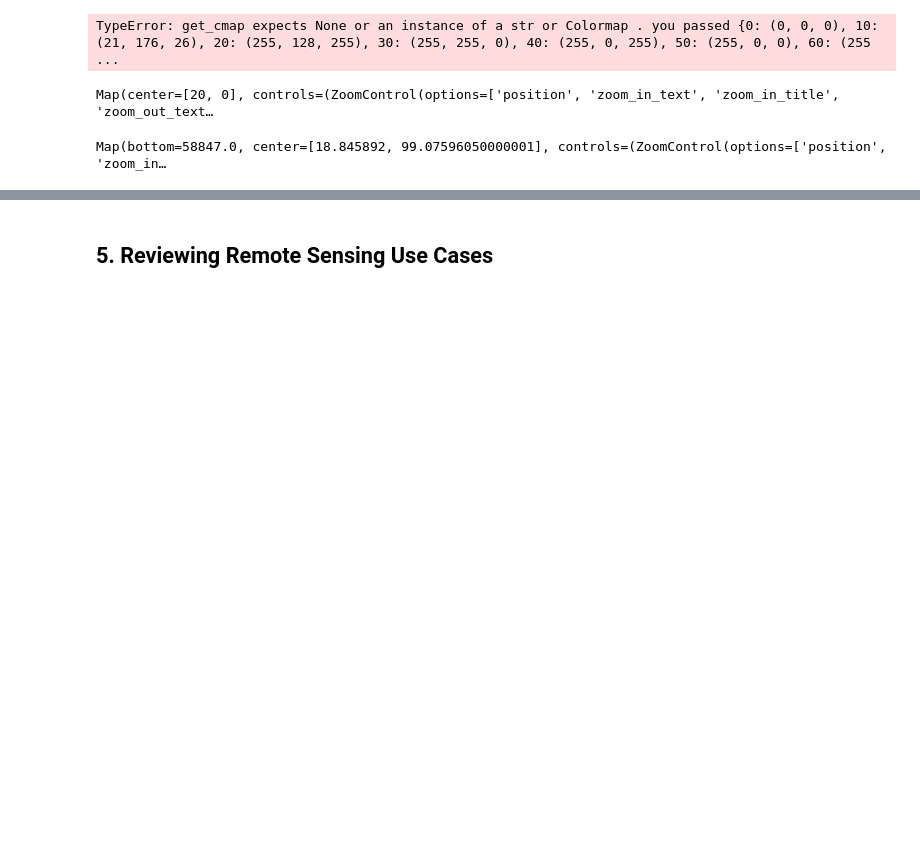
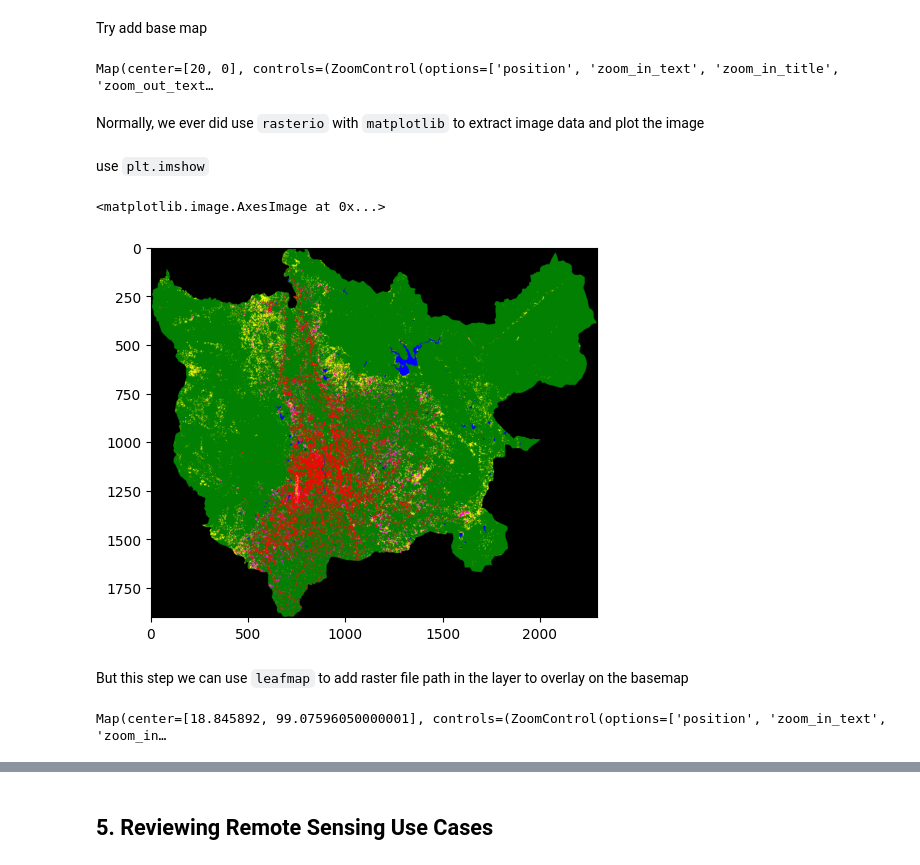
Before and after one commit to thanthamky/tes-urban, a Jupyter notebook: 3_publish_map.ipynb, the cells around one changed output, grey strips where cells are left out. Cells and saved outputs as stored; diff of their text form; code cells hidden in the pictures; blank space fills up the shorter version.

```diff
--- a/3_publish_map.ipynb
+++ b/3_publish_map.ipynb
@@ -4,2 +15,4 @@ import leafmap.leafmap as leafmap
 # %%
 #!pip install leafmap localtileserver
+
+base_path = 'https://github.com/thanthamky/tes-urban/raw/refs/heads/main/'
@@ -60,34 +27,35 @@ color_lulc_map ={
+# %% [markdown]
+Try add base map
+# %%
+m = leafmap.Map()
+
+m.add_basemap("HYBRID")
+m.add_basemap("Esri.NatGeoWorldMap")
+
+m
+# %% [output]
+Map(center=[20, 0], controls=(ZoomControl(options=['position', 'zoom_in_text', 'zoom_in_title', 'zoom_out_text…
+# %% [markdown]
+Normally, we ever did use `rasterio` with `matplotlib` to extract image data and plot the image
+# %%
+with rasterio.open(base_path+'lulc_city_rf_2014.tif') as src:
+
+    data = src.read()
+# %% [markdown]
+use `plt.imshow`
+# %%
+plt.imshow(data.transpose(1, 2, 0))
+# %% [output]
+<matplotlib.image.AxesImage at 0x...>
+[figure, added]
+# %% [markdown]
+But this step we can use `leafmap` to add raster file path in the layer to overlay on the basemap
 # %%
 m = leafmap.Map()
 
-m.add_raster('lulc_city_rf_2024_cog.tif', colormap=color_lulc_map, layer_name="2024 Baseline")
-# m.add_raster('lulc_city_camk_2024_3st_1.tif', layer_name="2034 CAMK")
+m.add_raster(base_path + 'camk-images/lulc_rf_2014_color_cog.tif', layer_name="LULC 2014")
+m.add_raster(base_path + 'camk-images/lulc_rf_2024_color_cog.tif', layer_name="LULC 2024")
 
 m
 # %% [output]
-TypeError: get_cmap expects None or an instance of a str or Colormap . you passed {0: (0, 0, 0), 10: (21, 176, 26), 20: (255, 128, 255), 30: (255, 255, 0), 40: (255, 0, 255), 50: (255, 0, 0), 60: (255 ...
+Map(center=[18.845892, 99.07596050000001], controls=(ZoomControl(options=['position', 'zoom_in_text', 'zoom_in…
-# %%
-url = "https://clarkcga-aquaculture.s3.amazonaws.com/data/el_salvador/cover/El_Salvador_Landcover_2022.tif"
-custom_cmap = {
-    "0": "#000000",
-    "1": "#008040",
-    "2": "#ff0000",
-    "3": "#ffff00",
-    "4": "#8000ff",
-    "5": "#8080ff",
-    "6": "#00ff00",
-    "7": "#c0c0c0",
-    "8": "#16002d",
-    "9": "#ff80ff",
-    "10": "#b3ffb3",
-    "11": "#ff8080",
-    "12": "#ffffbf",
-    "13": "#000080",
-    "14": "#808000",
-    "15": "#00ffff",
-}
-m = leafmap.Map()
-m.add_cog_layer(url, colormap=custom_cmap, name="El_Salvador")
-m
-# %% [output]
-Map(center=[20, 0], controls=(ZoomControl(options=['position', 'zoom_in_text', 'zoom_in_title', 'zoom_out_text…
@@ -96,4 +61,0 @@ m.add_raster('lulc_city_rf_2024.tif', layer_name="Landsat")
-# %%
-m
-# %% [output]
-Map(bottom=58847.0, center=[18.845892, 99.07596050000001], controls=(ZoomControl(options=['position', 'zoom_in…
```
Also changed, not shown: parts of 21 cells of this notebook.
